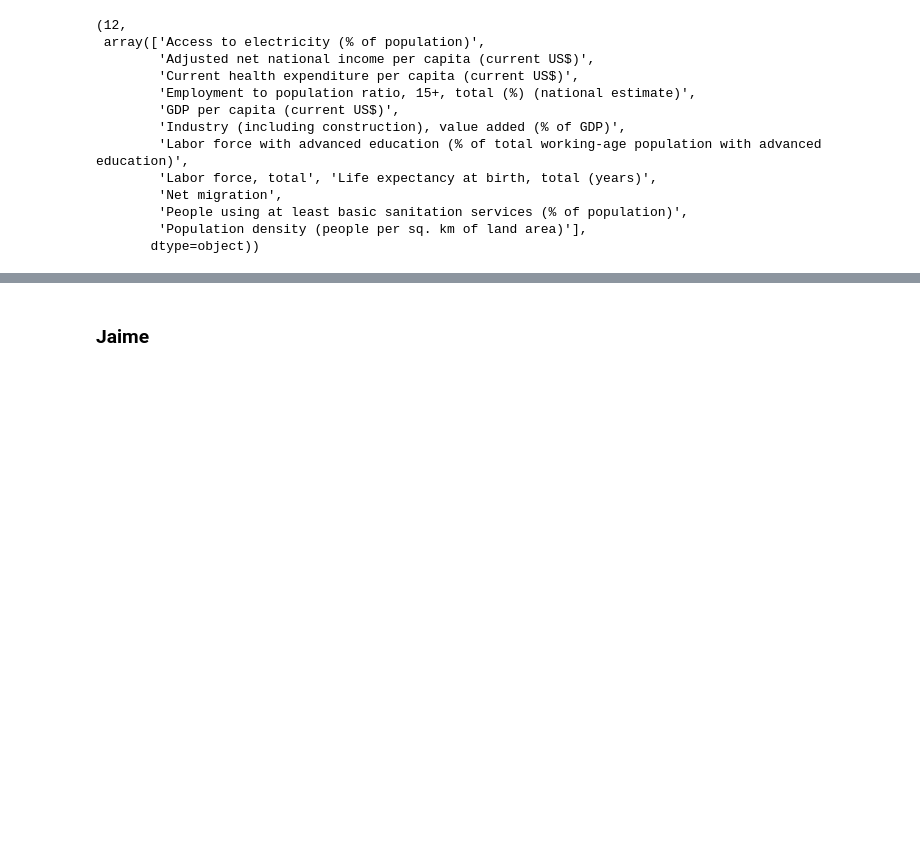
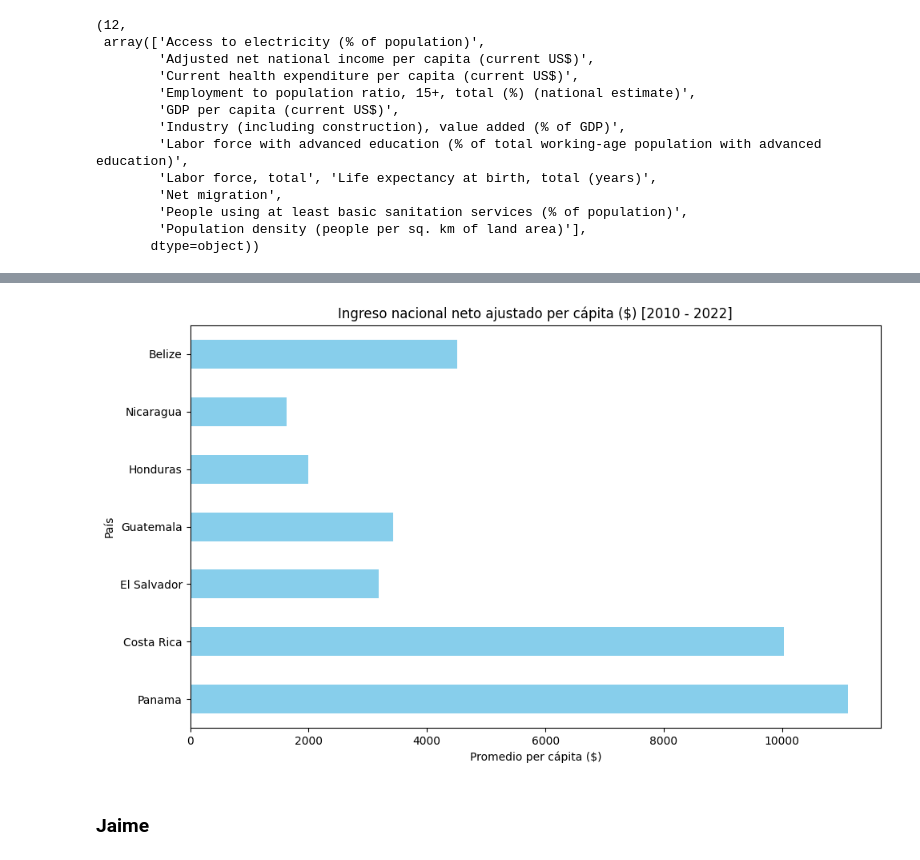
Before and after one commit to KarenSSanchezP/AnalisisLongevidad-AC, a Jupyter notebook: archivo.ipynb, the cells around one changed output, grey strips where cells are left out. Drawn from its saved outputs; the diff is of its cells as text; code cells hidden in the pictures; blank space fills up the shorter version.

```diff
--- a/archivo.ipynb
+++ b/archivo.ipynb
@@ -78,0 +123,13 @@ cantidadIndicadores, df['Indicador'].unique() # imprime los indicadores
+# %%
+# seleccione las filas que contienen el indicador "Adjusted net national income per capita (current US$)"
+dfPerCapita = df[df['Indicador'].str.contains('Adjusted net national income per capita (current US$)', na=False, regex=False)]
+# eliminar la columna indicador
+dfPerCapita  = dfPerCapita.drop(columns=['Indicador'])
+# elegimos la columna " País" como index y eliminamos la columna "País"
+dfPerCapita .set_index('País', inplace=True)
+# Reemplazar ".." con NaN para tratar valores faltantes como vacíos
+dfPerCapita.replace("..", pd.NA, inplace=True)
+# Eliminar columnas completamente vacías (todas las filas NaN)
+dfPerCapita = dfPerCapita.dropna(axis=1, how='all')
+# mostramos los datos
+dfPerCapita
@@ -79,3 +146,23 @@ cantidadIndicadores, df['Indicador'].unique() # imprime los indicadores
+# %%
+# Convertir todas las columnas (excepto el índice) a valores numéricos
+dfPerCapita = dfPerCapita.apply(pd.to_numeric, errors='coerce')
+
+# Calcular la media de cada fila (promedio por país)
+dfPerCapita['Media'] = dfPerCapita.mean(axis=1)
+
+# Crear el gráfico de barras horizontales para la media de cada país
+dfPerCapita['Media'].plot(kind='barh', color='skyblue', figsize=(10, 6))
+
+# Añadir etiquetas y título
+plt.xlabel('Promedio per cápita ($)')
+plt.ylabel('País')
+plt.title('Ingreso nacional neto ajustado per cápita ($) [2010 - 2022]')
+
+# Mostrar el gráfico
+plt.tight_layout()
+plt.show()
+# %% [output]
+[figure, added]
 # %% [markdown]
 ### Jaime
 # %% [markdown]
```
Also changed, not shown: parts of 8 cells of this notebook.
